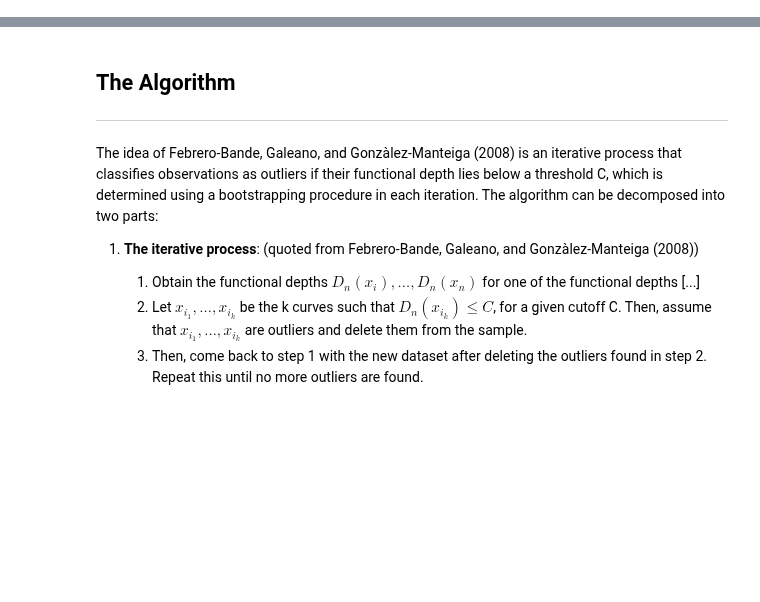
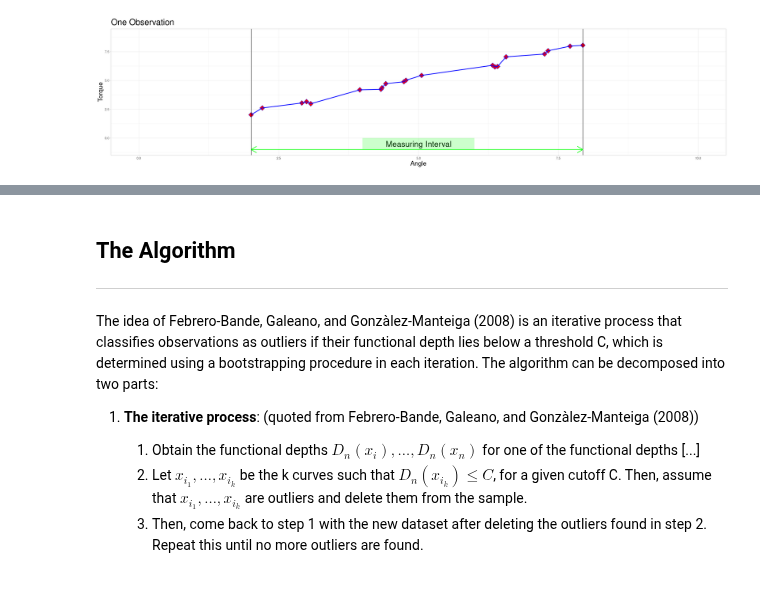
Before and after one commit to JakobJuergens/Outlier_Detection_FDA, a Jupyter notebook: Project_Main.ipynb, the cells around one changed output, grey strips where cells are left out. Cells and saved outputs as stored; diff of their text form; code cells hidden in the pictures; blank space fills up the shorter version.

Commit message:
Updates to main
Added Stretching Animation & Introductory Definitions for Observation properties

```diff
--- a/Project_Main.ipynb
+++ b/Project_Main.ipynb
@@ -29,0 +48,5 @@ The main inspiration for my approach to the problem of detecting outliers in a d
+# %%
+source("auxiliary/observation_vis.R")
+obs_vis()
+# %% [output]
+[figure, added]
```
Also changed, not shown: parts of 13 cells of this notebook, 3 other files.
